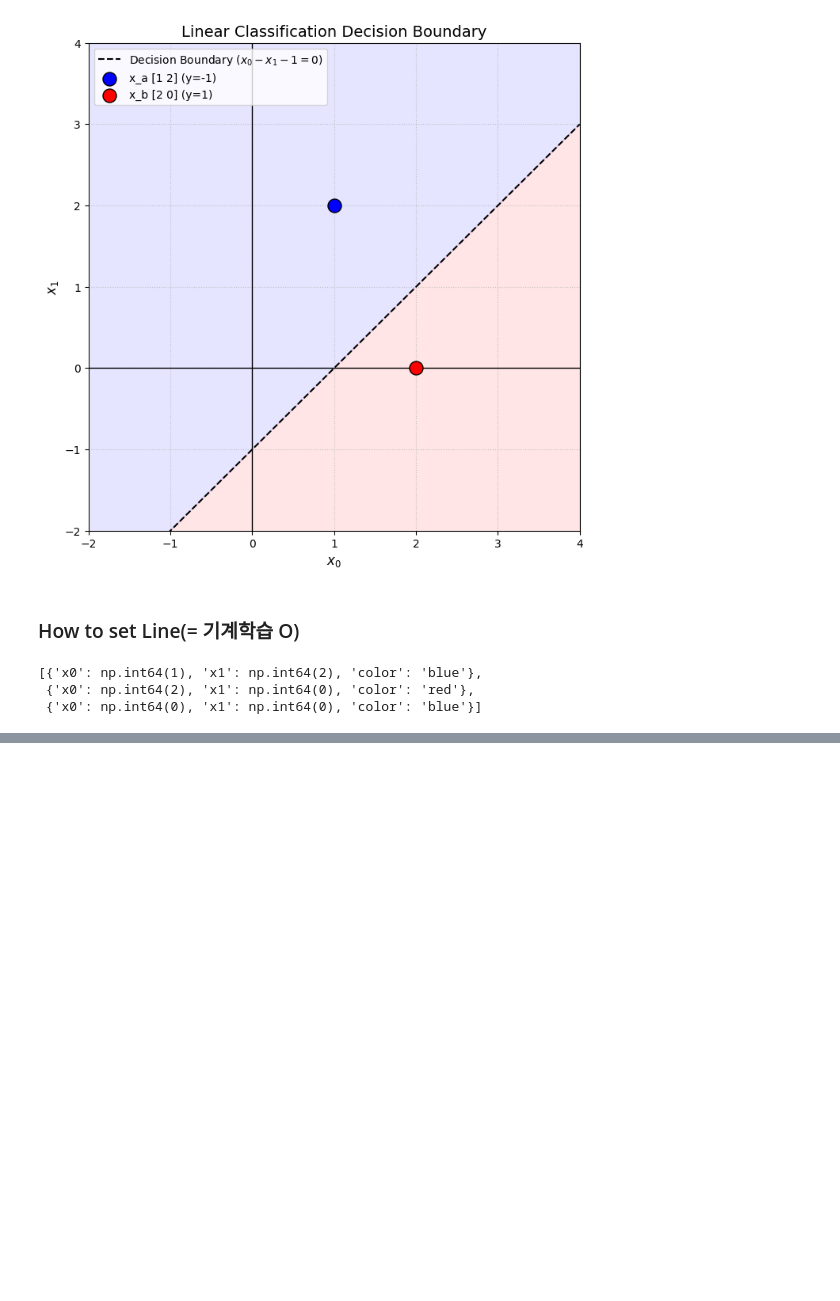
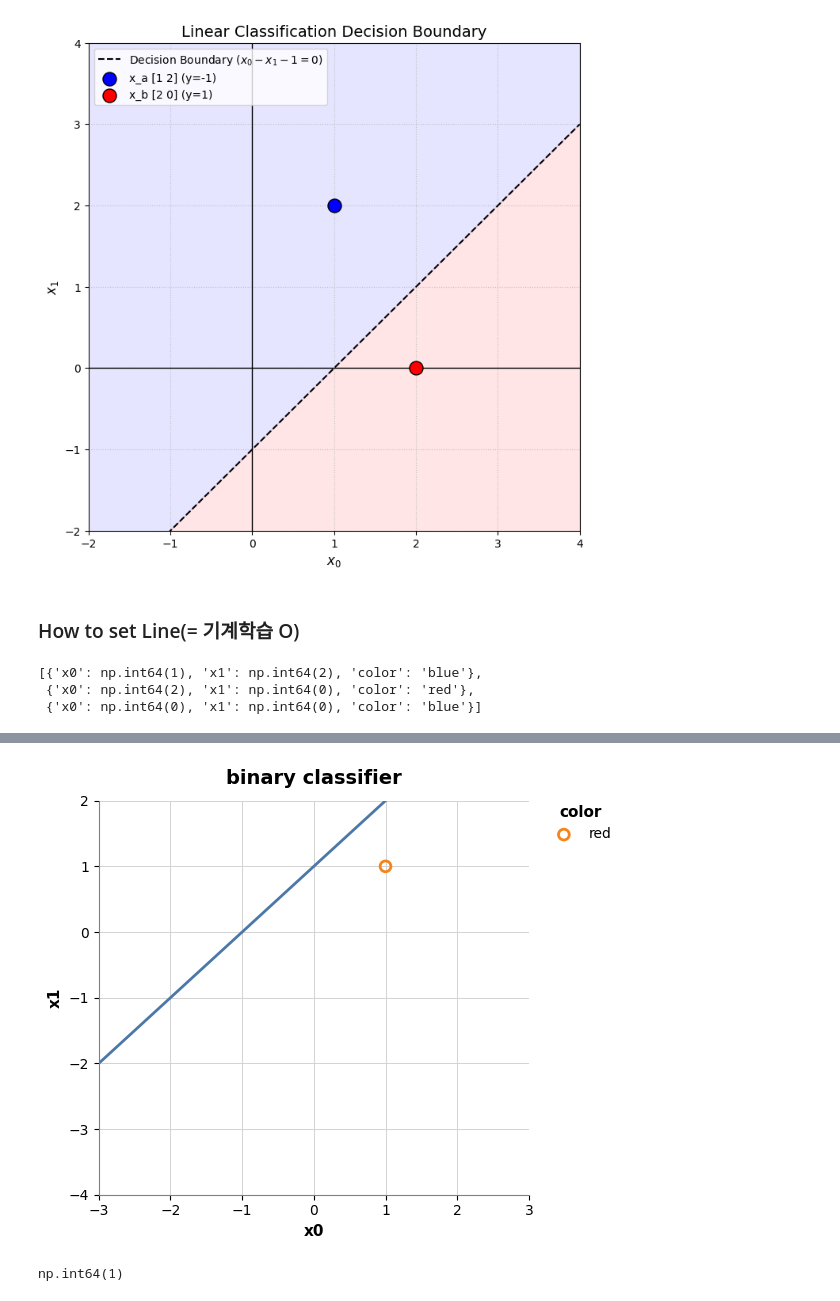
Before and after one commit to iras-mpark/MLA1020, a Jupyter notebook: week3.ipynb, the cells around one changed output, grey strips where cells are left out. Saved outputs shown, nothing was run; the diff lists cells and outputs as text; code cells hidden in the pictures; blank space fills up the shorter version.

```diff
--- a/week3.ipynb
+++ b/week3.ipynb
@@ -128,0 +191,78 @@ plt.show()
+# %%
+import numpy as np
+import matplotlib.pyplot as plt
+from dataclasses import dataclass
+
+@dataclass
+class Parameters:
+    weight: np.ndarray
+    bias: float
+
+def binary_classifier(params: Parameters, x: np.ndarray) -> int:
+    logit = params.weight @ x + params.bias
+    if logit > 0:
+        predicted_y = 1
+    else:
+        predicted_y = -1
+    return predicted_y
+
+# 주어진 데이터
+params = Parameters(weight=np.array([1, -1]), bias=+1)
+x = np.array([1, 1])
+predicted_y = binary_classifier(params, x)
+
+# 예측값에 따른 색상 결정 (1: red, -1: blue)
+color_name = "red" if predicted_y == 1 else "blue"
+plot_color = '#f58518' if color_name == "red" else '#4c78a8'
+
+# --- 시각화 코드 ---
+fig, ax = plt.subplots(figsize=(6, 5))
+
+# 1. 결정 경계(Decision Boundary) 계산 및 그리기
+# 수식: w0*x0 + w1*x1 + b = 0  =>  x1 = (-w0*x0 - b) / w1
+x0_vals = np.array([-3, 3])
+x1_vals = (-params.weight[0] * x0_vals - params.bias) / params.weight[1]
+ax.plot(x0_vals, x1_vals, color='#4c78a8', linewidth=2, zorder=2)
+
+# 2. 데이터 포인트 그리기 (속이 빈 동그라미)
+ax.scatter([x[0]], [x[1]], facecolors='none', edgecolors=plot_color,
+           linewidth=2, s=60, label=color_name, zorder=3)
+
+# 3. 그래프 스타일 및 축 설정
+ax.set_title("binary classifier", fontsize=14, fontweight='bold', pad=12)
+ax.set_xlabel("x0", fontsize=11, fontweight='bold')
+ax.set_ylabel("x1", fontsize=11, fontweight='bold')
+
+# 첨부 이미지와 동일한 축 범위
+ax.set_xlim(-3, 3)
+ax.set_ylim(-4, 2)
+
+# 그리드 설정
+ax.grid(True, color='lightgray', linestyle='-', linewidth=0.7, zorder=0)
+
+# 불필요한 테두리 숨기기 및 색상 변경
+ax.spines['top'].set_visible(False)
+ax.spines['right'].set_visible(False)
+ax.spines['bottom'].set_color('gray')
+ax.spines['left'].set_color('gray')
+
+# 범례 설정 (그래프 바깥쪽 우측 상단)
+ax.legend(title='color', title_fontproperties={'weight':'bold', 'size':11},
+          loc='upper left', bbox_to_anchor=(1.02, 1.02), frameon=False)
+
+plt.tight_layout()
+plt.show()
+# %% [output]
+[figure, added]
+# %%
+def squared_loss(example: Example, params: Parameters) -> float:
+  predicted_y = example.x @ params.weight + params.bias
+  residual = predicted_y - example.target_y
+  loss = residual ** 2
+  return loss
+
+training_data = get_training_data()
+loss = squared_loss(training_data[0], params)
+loss
+# %% [output]
+np.int64(1)
```
Also changed, not shown: parts of 9 cells of this notebook.
